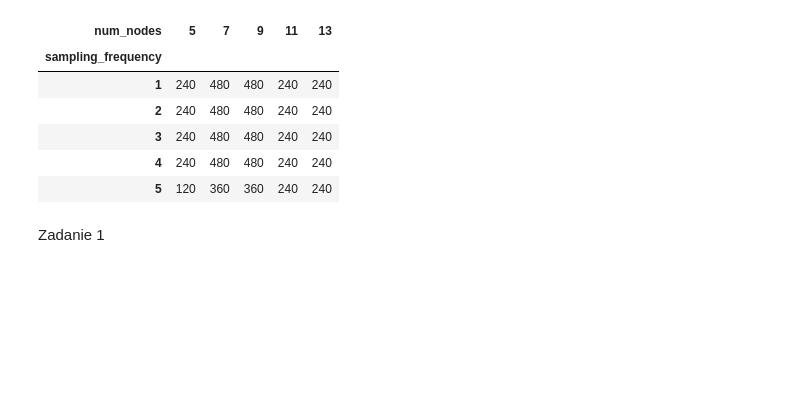
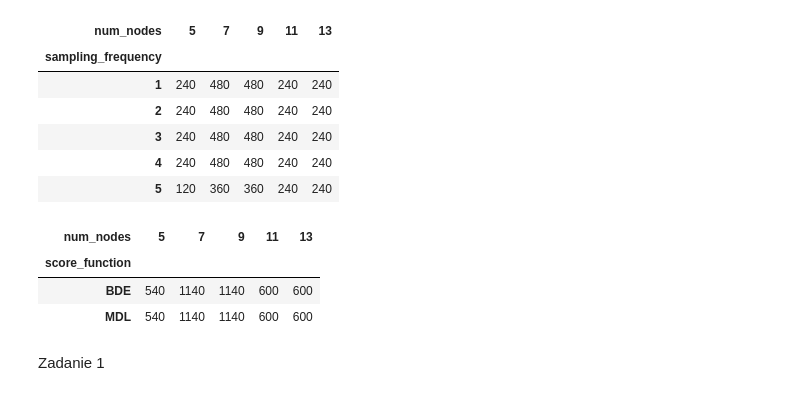
Before and after one commit to maxi7524/SAD2_final_project, a Jupyter notebook: notebooks/raport_max.ipynb, the cells around one changed output. Saved outputs shown, nothing was run; the diff lists cells and outputs as text; code cells hidden in the pictures; blank space fills up the shorter version.

```diff
--- a/notebooks/raport_max.ipynb
+++ b/notebooks/raport_max.ipynb
@@ -169,6 +111,20 @@ table
 | 3 | 240 | 480 | 480 | 240 | 240 |
 | 4 | 240 | 480 | 480 | 240 | 240 |
 | 5 | 120 | 360 | 360 | 240 | 240 |
+# %%
+table = pd.pivot_table(
+    df_series,
+    index='score_function',
+    columns='num_nodes',
+    aggfunc='size',
+    fill_value=0
+)
+table
+# %% [output]
+| num_nodes | 5 | 7 | 9 | 11 | 13 |
+| score_function |  |  |  |  |  |
+| BDE | 540 | 1140 | 1140 | 600 | 600 |
+| MDL | 540 | 1140 | 1140 | 600 | 600 |
 # %% [markdown]
 Zadanie 1
 # %%
```
Also changed, not shown: parts of 6 cells of this notebook, 6 other files.
